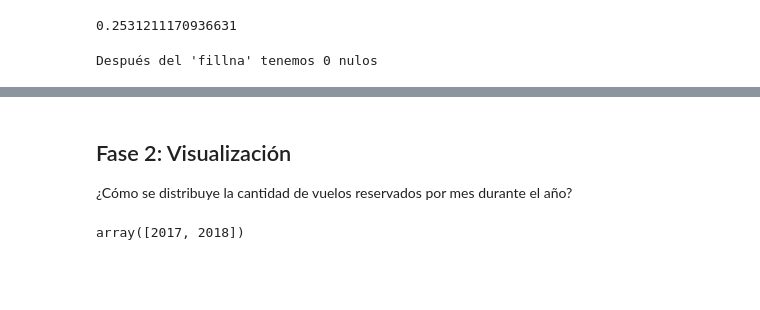
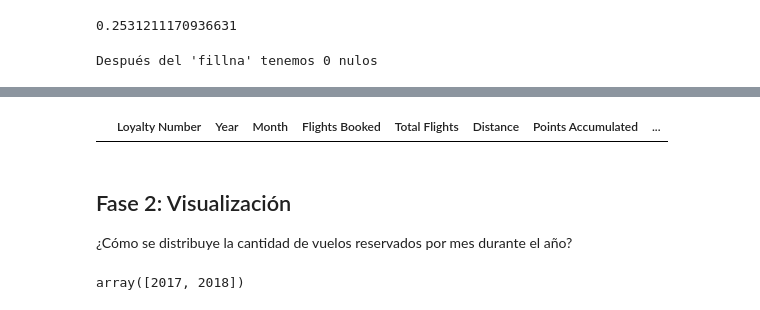
Before and after one commit to Adalab/bda-modulo-3-evaluacion-final-FrancaTortaroloo, a Jupyter notebook: Respuestas.ipynb, the cells around one changed output, grey strips where cells are left out. Saved outputs shown, nothing was run; the diff lists cells and outputs as text; code cells hidden in the pictures; blank space fills up the shorter version.

```diff
--- a/Respuestas.ipynb
+++ b/Respuestas.ipynb
@@ -233,3 +271,11 @@ Después del 'fillna' tenemos 0 nulos
+# %%
+#Sustituimos valores negativos por positivos
+merge.loc[merge['Salary'] < 0, 'Salary'] = merge['Salary'].abs()
+
+#Comprobamos que ya no hay valores negativos
+merge[merge['Salary'] < 0]
+# %% [output]
+|  | Loyalty Number | Year | Month | Flights Booked | Total Flights | Distance | Points Accumulated | ... |
 # %% [markdown]
 ## Fase 2: Visualización
 
```
Also changed, not shown: parts of 6 cells of this notebook.
